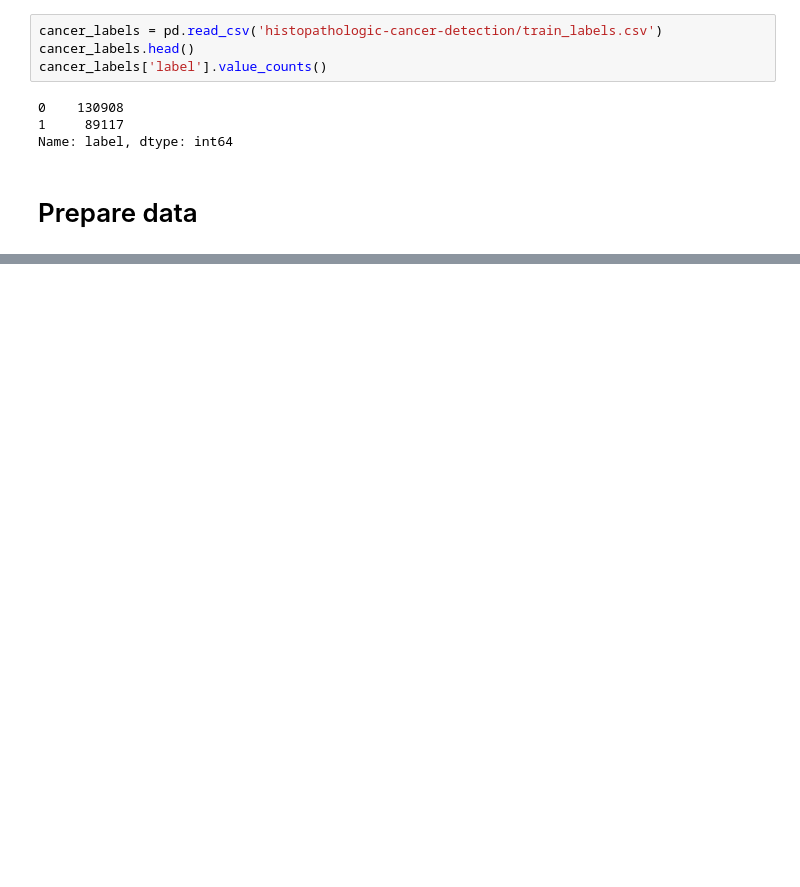
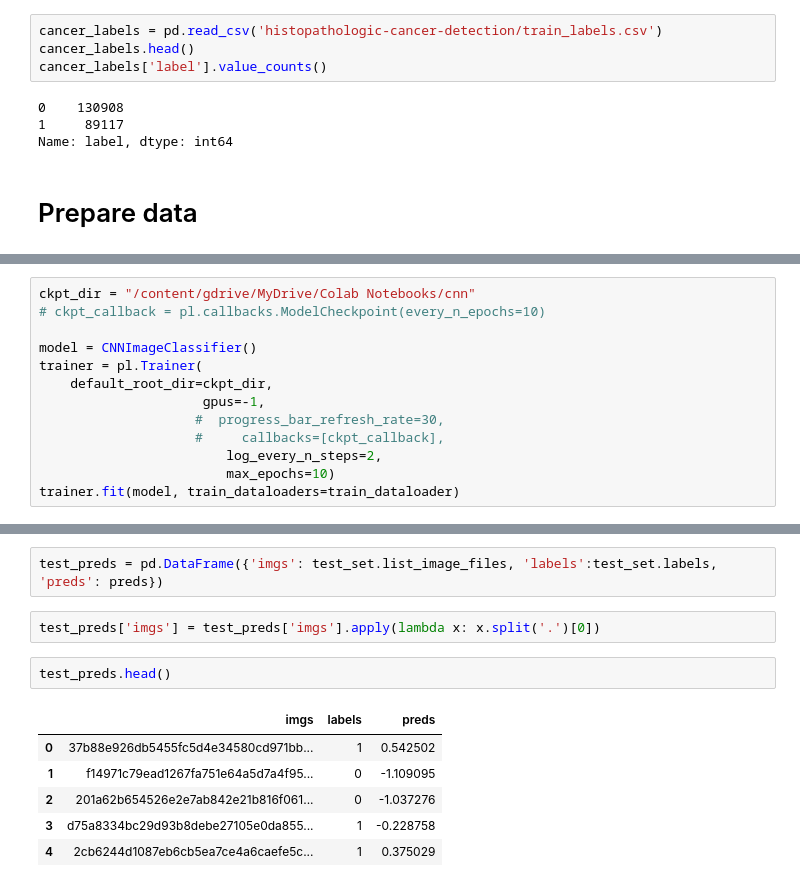
Before and after one commit to CharlesAntoineVouligny/DeepLearning-with-PyTorch-Lightning, a Jupyter notebook: FirstDeepLearning_ImageRecognition.ipynb, the cells around one changed output, grey strips where cells are left out. Drawn from its saved outputs; the diff is of its cells as text; blank space fills up the shorter version.

```diff
--- a/FirstDeepLearning_ImageRecognition.ipynb
+++ b/FirstDeepLearning_ImageRecognition.ipynb
@@ -117,0 +297,13 @@ No. of images in downsampled training dataset:  7864
+# %%
+ckpt_dir = "/content/gdrive/MyDrive/Colab Notebooks/cnn"
+# ckpt_callback = pl.callbacks.ModelCheckpoint(every_n_epochs=10)
+
+model = CNNImageClassifier()
+trainer = pl.Trainer(
+    default_root_dir=ckpt_dir,
+                     gpus=-1,
+                    #  progress_bar_refresh_rate=30,
+                    #     callbacks=[ckpt_callback],
+                        log_every_n_steps=2,
+                        max_epochs=10)
+trainer.fit(model, train_dataloaders=train_dataloader)
@@ -117,0 +349,13 @@ No. of images in downsampled training dataset:  7864
+# %%
+test_preds = pd.DataFrame({'imgs': test_set.list_image_files, 'labels':test_set.labels,  'preds': preds})
+# %%
+test_preds['imgs'] = test_preds['imgs'].apply(lambda x: x.split('.')[0])
+# %%
+test_preds.head()
+# %% [output]
+|  | imgs | labels | preds |
+| 0 | 37b88e926db5455fc5d4e34580cd971bb... | 1 | 0.542502 |
+| 1 | f14971c79ead1267fa751e64a5d7a4f95... | 0 | -1.109095 |
+| 2 | 201a62b654526e2e7ab842e21b816f061... | 0 | -1.037276 |
+| 3 | d75a8334bc29d93b8debe27105e0da855... | 1 | -0.228758 |
+| 4 | 2cb6244d1087eb6cb5ea7ce4a6caefe5c... | 1 | 0.375029 |
```
Also changed, not shown: parts of 29 cells of this notebook.
